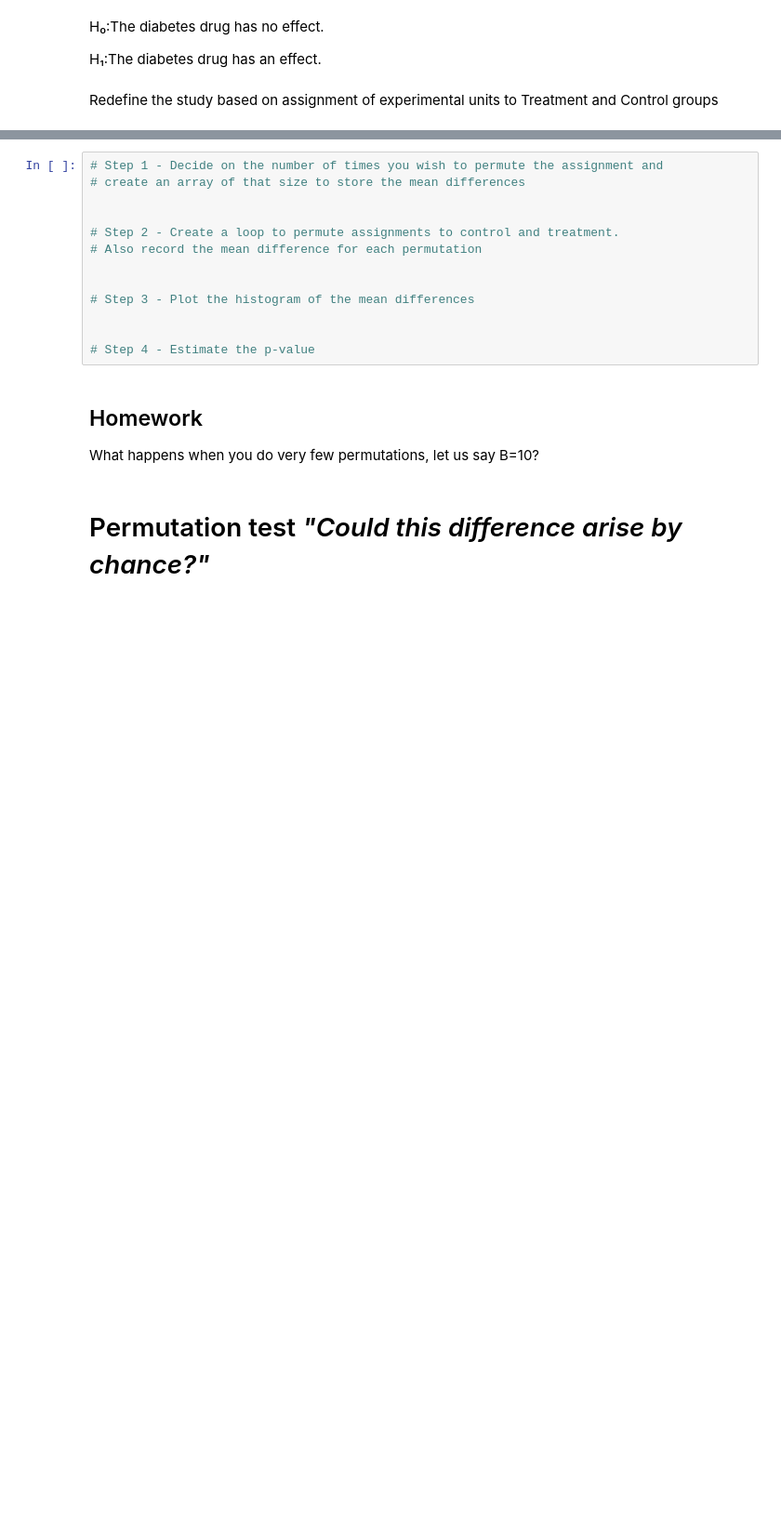
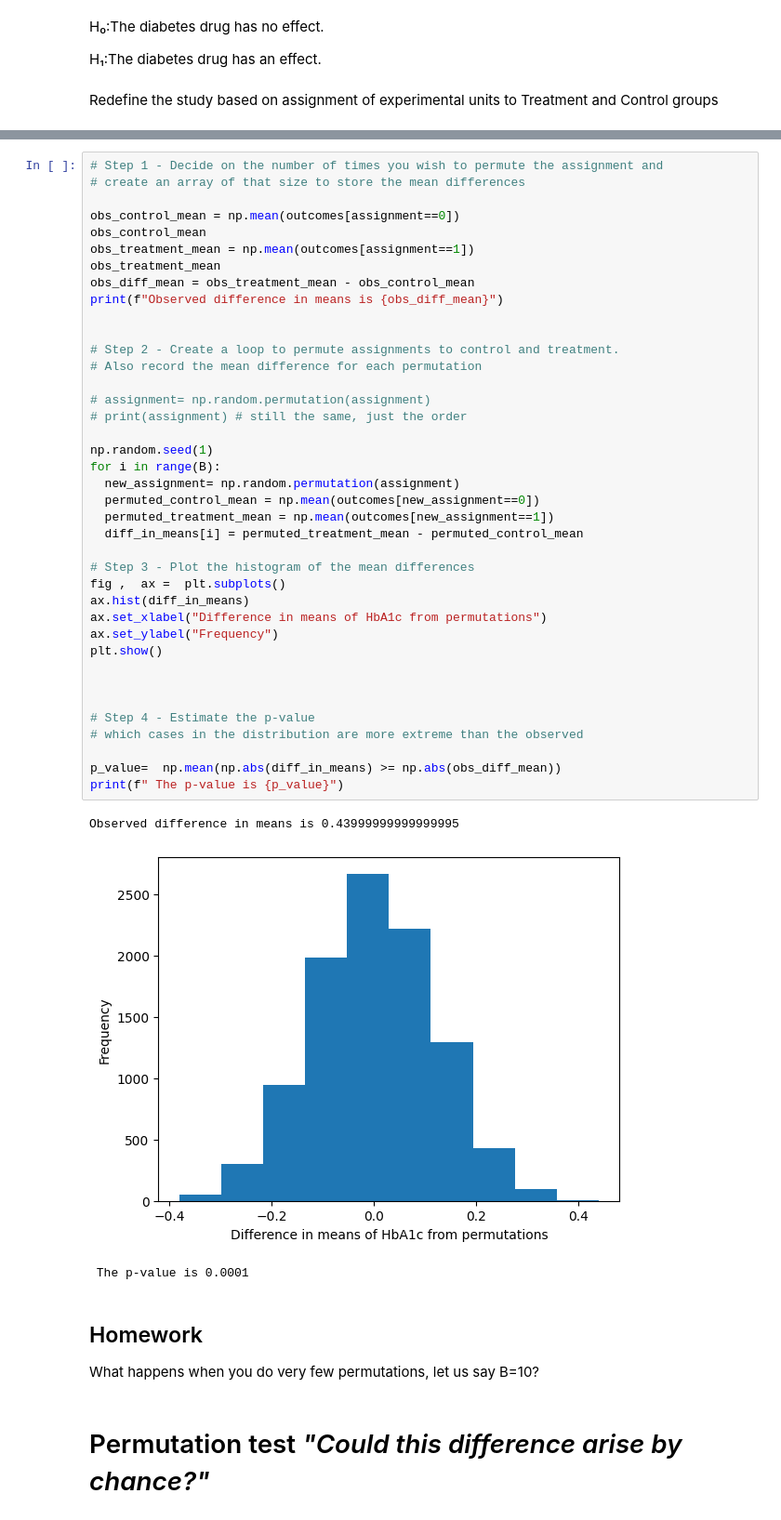
Before and after one commit to sj2609/Introduction-to-Computational-Statistics-and-Statistical-Learning, a Jupyter notebook: CSSL_03_bootstrapping_permutation_randomization_tests.ipynb, the cells around one changed output, grey strips where cells are left out. Shown at 93% size. Saved outputs shown, nothing was run; the diff lists cells and outputs as text; blank space fills up the shorter version.

Commit message:
permutation and randomization test

```diff
--- a/CSSL_03_bootstrapping_permutation_randomization_tests.ipynb
+++ b/CSSL_03_bootstrapping_permutation_randomization_tests.ipynb
@@ -90,16 +102,46 @@ outcomes = np.array([
 # %%
 # Step 1 - Decide on the number of times you wish to permute the assignment and
 # create an array of that size to store the mean differences
+
+obs_control_mean = np.mean(outcomes[assignment==0])
+obs_control_mean
+obs_treatment_mean = np.mean(outcomes[assignment==1])
+obs_treatment_mean
+obs_diff_mean = obs_treatment_mean - obs_control_mean
+print(f"Observed difference in means is {obs_diff_mean}")
 
 
 # Step 2 - Create a loop to permute assignments to control and treatment.
 # Also record the mean difference for each permutation
 
+# assignment= np.random.permutation(assignment)
+# print(assignment) # still the same, just the order
+
+np.random.seed(1)
+for i in range(B):
+  new_assignment= np.random.permutation(assignment)
+  permuted_control_mean = np.mean(outcomes[new_assignment==0])
+  permuted_treatment_mean = np.mean(outcomes[new_assignment==1])
+  diff_in_means[i] = permuted_treatment_mean - permuted_control_mean
 
 # Step 3 - Plot the histogram of the mean differences
+fig ,  ax =  plt.subplots()
+ax.hist(diff_in_means)
+ax.set_xlabel("Difference in means of HbA1c from permutations")
+ax.set_ylabel("Frequency")
+plt.show()
+
 
 
 # Step 4 - Estimate the p-value
+# which cases in the distribution are more extreme than the observed
+
+p_value=  np.mean(np.abs(diff_in_means) >= np.abs(obs_diff_mean))
+print(f" The p-value is {p_value}")
+# %% [output]
+Observed difference in means is 0.43999999999999995
+[figure, added]
+ The p-value is 0.0001
 # %% [markdown]
 ## Homework
 What happens when you do very few permutations, let us say B=10?
```
Also changed, not shown: parts of 3 cells of this notebook.
